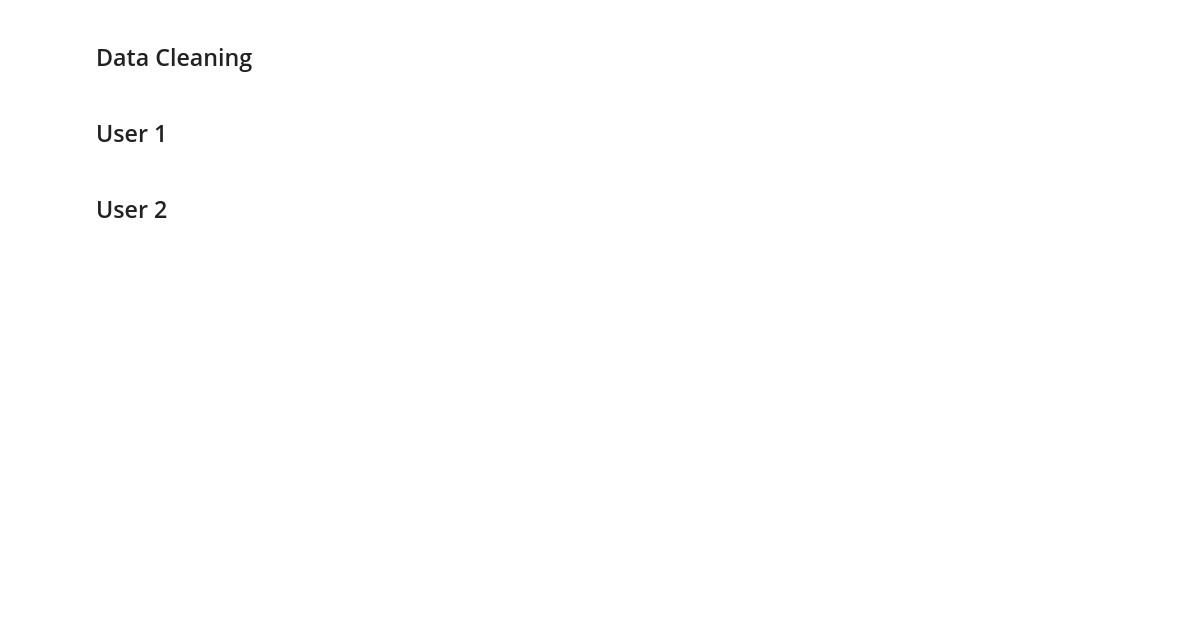
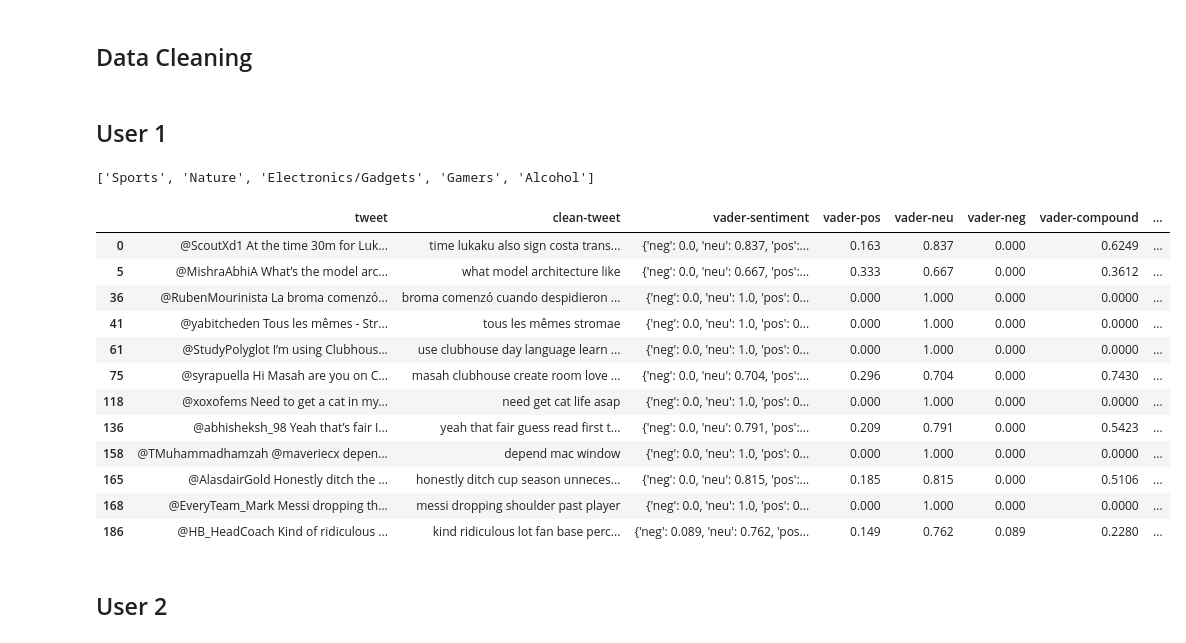
Before and after one commit to michaelhalim168/GiftFinder, a Jupyter notebook: 06-twitter-data.ipynb, the cells around one changed output. Cells and saved outputs as stored; diff of their text form; code cells hidden in the pictures; blank space fills up the shorter version.

```diff
--- a/06-twitter-data.ipynb
+++ b/06-twitter-data.ipynb
@@ -57,6 +57,6 @@ def user_tweet_df(filename):
     df = pd.DataFrame({'user': username, 'Tweet Content': all_tweets})
     return df
 # %%
-sohaib_df = user_tweet_df('tweets/sohaib.sav', 'rb')
-sohaib_df.rename(columns={'tweets': 'Tweet Content'}, inplace=True)
+sohaib_df = user_tweet_df('tweets/sohaib.sav')
+#sohaib_df.rename(columns={'tweets': 'Tweet Content'}, inplace=True)
 # %%
@@ -200,6 +200,27 @@ user2_topics = user2_class.predict_topics(0, 0.2)
 user2_list = list(user2_topics.index)
 # %%
 user2_true = ['Sports', 'Nature', 'Electronics/Gadgets', 'Travel', 'Food']
+# %%
+user2_list
+# %% [output]
+['Sports', 'Nature', 'Electronics/Gadgets', 'Gamers', 'Alcohol']
+# %%
+df = user2_class.predict_df
+df[df.probability >= 0.2]
+# %% [output]
+|  | tweet | clean-tweet | vader-sentiment | vader-pos | vader-neu | vader-neg | vader-compound | ... |
+| 0 | @ScoutXd1 At the time 30m for Luk... | time lukaku also sign costa trans... | {'neg': 0.0, 'neu': 0.837, 'pos':... | 0.163 | 0.837 | 0.000 | 0.6249 | ... |
+| 5 | @MishraAbhiA What’s the model arc... | what model architecture like | {'neg': 0.0, 'neu': 0.667, 'pos':... | 0.333 | 0.667 | 0.000 | 0.3612 | ... |
+| 36 | @RubenMourinista La broma comenzó... | broma comenzó cuando despidieron ... | {'neg': 0.0, 'neu': 1.0, 'pos': 0... | 0.000 | 1.000 | 0.000 | 0.0000 | ... |
+| 41 | @yabitcheden Tous les mêmes - Str... | tous les mêmes stromae | {'neg': 0.0, 'neu': 1.0, 'pos': 0... | 0.000 | 1.000 | 0.000 | 0.0000 | ... |
+| 61 | @StudyPolyglot I’m using Clubhous... | use clubhouse day language learn ... | {'neg': 0.0, 'neu': 1.0, 'pos': 0... | 0.000 | 1.000 | 0.000 | 0.0000 | ... |
+| 75 | @syrapuella Hi Masah are you on C... | masah clubhouse create room love ... | {'neg': 0.0, 'neu': 0.704, 'pos':... | 0.296 | 0.704 | 0.000 | 0.7430 | ... |
+| 118 | @xoxofems Need to get a cat in my... | need get cat life asap | {'neg': 0.0, 'neu': 1.0, 'pos': 0... | 0.000 | 1.000 | 0.000 | 0.0000 | ... |
+| 136 | @abhisheksh_98 Yeah that’s fair I... | yeah that fair guess read first t... | {'neg': 0.0, 'neu': 0.791, 'pos':... | 0.209 | 0.791 | 0.000 | 0.5423 | ... |
+| 158 | @TMuhammadhamzah @maveriecx depen... | depend mac window | {'neg': 0.0, 'neu': 1.0, 'pos': 0... | 0.000 | 1.000 | 0.000 | 0.0000 | ... |
+| 165 | @AlasdairGold Honestly ditch the ... | honestly ditch cup season unneces... | {'neg': 0.0, 'neu': 0.815, 'pos':... | 0.185 | 0.815 | 0.000 | 0.5106 | ... |
+| 168 | @EveryTeam_Mark Messi dropping th... | messi dropping shoulder past player | {'neg': 0.0, 'neu': 1.0, 'pos': 0... | 0.000 | 1.000 | 0.000 | 0.0000 | ... |
+| 186 | @HB_HeadCoach Kind of ridiculous ... | kind ridiculous lot fan base perc... | {'neg': 0.089, 'neu': 0.762, 'pos... | 0.149 | 0.762 | 0.089 | 0.2280 | ... |
 # %% [markdown]
 ## User 2
 # %% [markdown]
```
Also changed, not shown: parts of 10 cells of this notebook, 9 other files.
